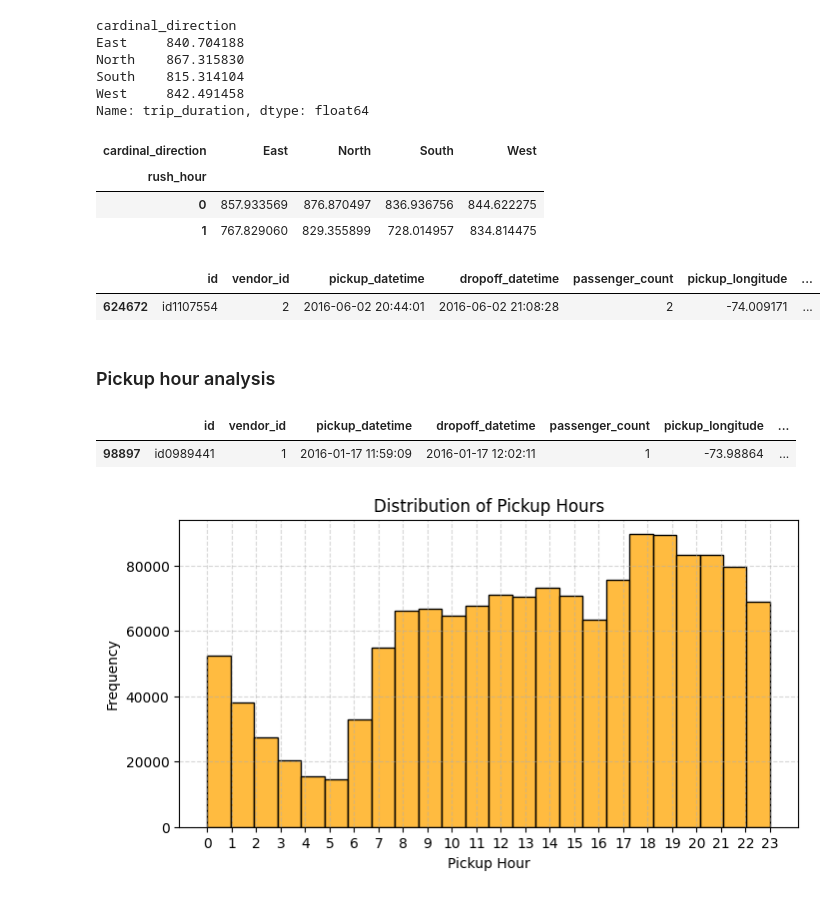
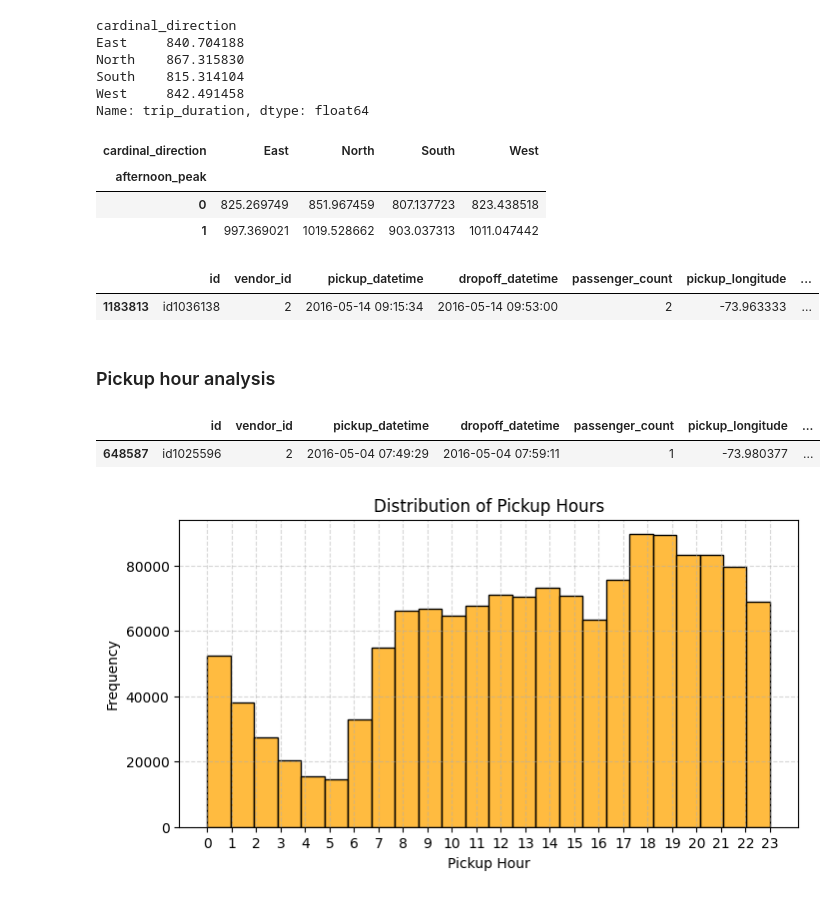
Before and after one commit to Marshoow/NYC_Taxi_Trip_DS, a Jupyter notebook: NYC_Taxi_Trip_Duration.ipynb, the cells around one changed output. Drawn from its saved outputs; the diff is of its cells as text; code cells hidden in the pictures.

Commit message:
fix rush hour

```diff
--- a/taxi_trip.ipynb
+++ b/NYC_Taxi_Trip_Duration.ipynb
@@ -382,7 +382,6 @@ is_weekend
 # Data says peak congestion is 14-16 on weekdays, not 17-22
 is_weekday = ~df['is_weekend'].astype(bool)
 
-df['morning_rush'] = (is_weekday & df['pickup_hour'].between(7, 10)).astype(int)
 df['afternoon_peak'] = (is_weekday & df['pickup_hour'].between(14, 16)).astype(int)
 # %% [markdown]
 ### Trip Direction
@@ -556,24 +555,24 @@ South    815.314104
 West     842.491458
 Name: trip_duration, dtype: float64
 # %%
-df.groupby(['rush_hour', 'cardinal_direction'])['trip_duration'].mean().unstack()
+df.groupby(['afternoon_peak', 'cardinal_direction'])['trip_duration'].mean().unstack()
 # %% [output]
 | cardinal_direction | East | North | South | West |
-| rush_hour |  |  |  |  |
-| 0 | 857.933569 | 876.870497 | 836.936756 | 844.622275 |
-| 1 | 767.829060 | 829.355899 | 728.014957 | 834.814475 |
+| afternoon_peak |  |  |  |  |
+| 0 | 825.269749 | 851.967459 | 807.137723 | 823.438518 |
+| 1 | 997.369021 | 1019.528662 | 903.037313 | 1011.047442 |
 # %%
 df.sample()
 # %% [output]
 |  | id | vendor_id | pickup_datetime | dropoff_datetime | passenger_count | pickup_longitude | ... |
-| 624672 | id1107554 | 2 | 2016-06-02 20:44:01 | 2016-06-02 21:08:28 | 2 | -74.009171 | ... |
+| 1183813 | id1036138 | 2 | 2016-05-14 09:15:34 | 2016-05-14 09:53:00 | 2 | -73.963333 | ... |
 # %% [markdown]
 ### Pickup hour analysis
 # %%
 df.sample()
 # %% [output]
 |  | id | vendor_id | pickup_datetime | dropoff_datetime | passenger_count | pickup_longitude | ... |
-| 98897 | id0989441 | 1 | 2016-01-17 11:59:09 | 2016-01-17 12:02:11 | 1 | -73.98864 | ... |
+| 648587 | id1025596 | 2 | 2016-05-04 07:49:29 | 2016-05-04 07:59:11 | 1 | -73.980377 | ... |
 # %%
 #plot hist for pickup hours
 plt.figure(figsize=(8, 4))
```
Also changed, not shown: parts of 12 cells of this notebook.
